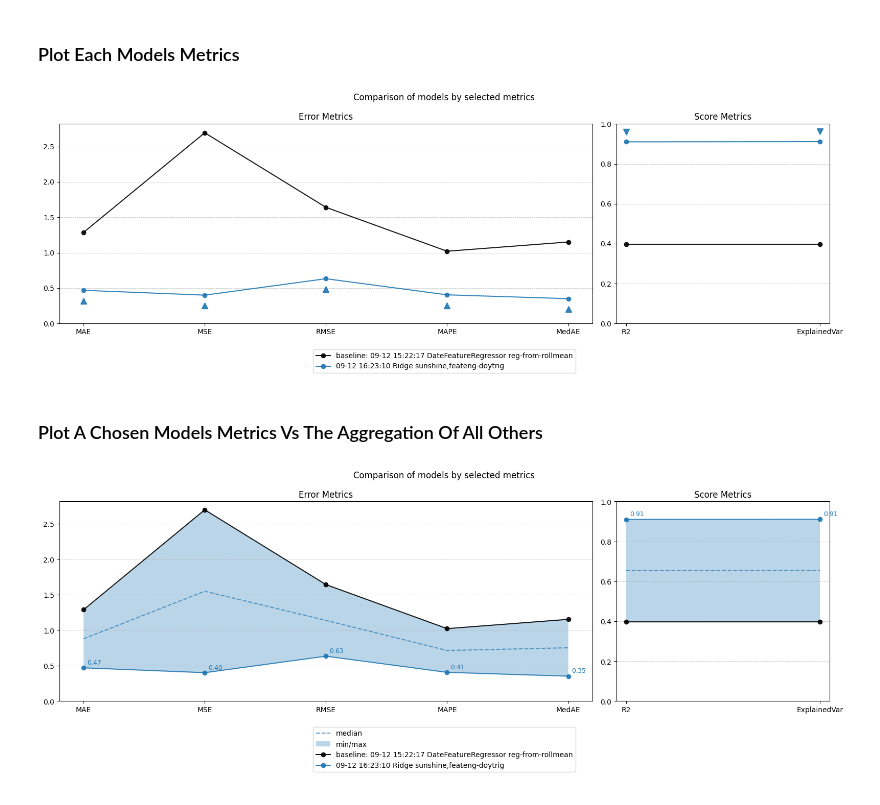
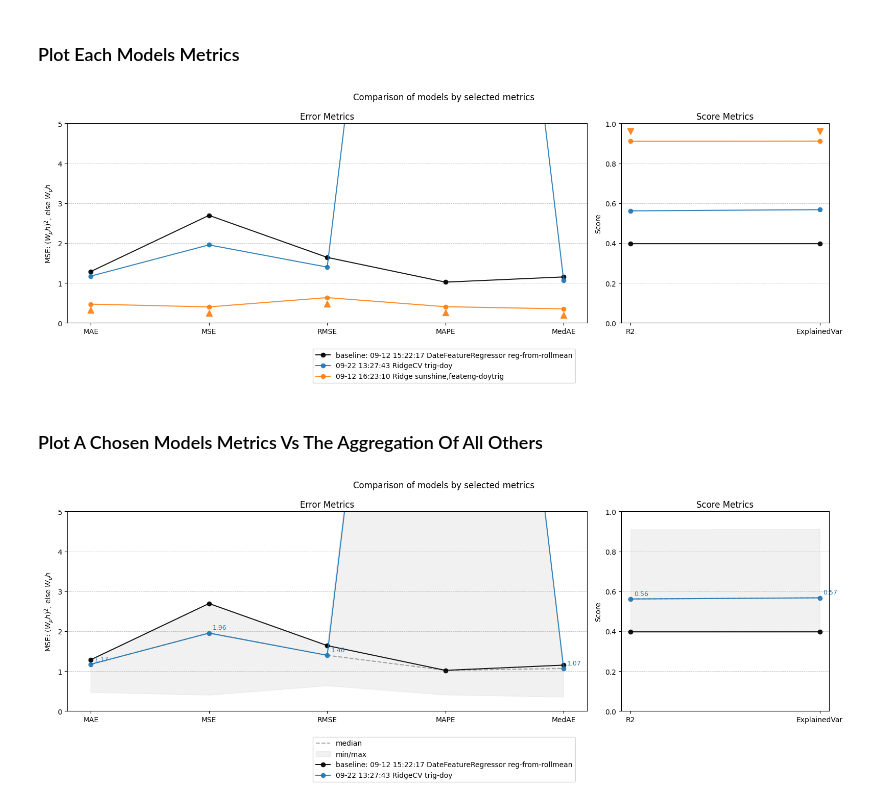
Before and after one commit to S-Rombach/Predict_Power_Output, a Jupyter notebook: models/compare_models.ipynb, the cells around one changed output. Saved outputs shown, nothing was run; the diff lists cells and outputs as text; code cells hidden in the pictures.

```diff
--- a/models/compare_models.ipynb
+++ b/models/compare_models.ipynb
@@ -156,6 +149,13 @@ def plot_single_model(
 # %%
 df_show = df.copy()
 df_baseline = df_show[df_show["model_purpose"] == "baseline"]
+
+# limit error metrics to avoid too large values in the plot
+upper_y_limit_show = np.floor(
+    float(df_baseline[error_metrics].max().multiply(10).max())
+)
+
+df_show[error_metrics] = df_show[error_metrics].clip(upper=upper_y_limit_show)
 df_show = df_show[df_show["model_purpose"] != "baseline"]
 
 styles = style_generator()
@@ -227,7 +227,11 @@ for ax, metrics, y_lim_max in zip(axes, [error_metrics, score_metrics], [None, 1
         )
 
 # Axis and legend settings
-for ax, metrics, y_lim_max in zip(axes, [error_metrics, score_metrics], [None, 1]):
+for ax, metrics, y_lim_max in zip(
+    axes,
+    [error_metrics, score_metrics],
+    [min(np.floor(upper_y_limit_show/5), df_show.loc[:, error_metrics].max().max()), 1],
+):
 
     ax.set_xticks(range(len(metrics)))
     ax.set_xticklabels(metrics, rotation=0, ha="center")
@@ -235,6 +239,7 @@ for ax, metrics, y_lim_max in zip(axes, [error_metrics, score_metrics], [None, 1
     ax.grid(axis="y", linestyle="--", linewidth=0.5)
     ax.set_ylim(ymin=0, ymax=y_lim_max)
     ax.set_title("Error Metrics" if metrics == error_metrics else "Score Metrics")
+    ax.set_ylabel("MSE: $(W_ph)^2$, else $W_ph$" if metrics == error_metrics else "Score")
     # ax.legend()
 
 fig.legend(bbox_to_anchor=(0.5, -0.01), loc="upper center", ncol=min(1, len(df_show)))
@@ -242,6 +247,6 @@ fig.suptitle("Comparison of models by selected metrics")
 plt.tight_layout()
 plt.show()
 # %% [output]
-[figure, old version]
+[figure, new version]
 # %% [markdown]
 ### Plot A Chosen Models Metrics Vs The Aggregation Of All Others
@@ -255,7 +256,20 @@ target_model_timestamp = None  # e.g. "2023-10-01 12:00:00"
 
 df_show = df.copy()
 df_baseline = df_show[df_show["model_purpose"] == "baseline"]
+# limit error metrics to avoid too large values in the plot
+upper_y_limit_show = np.floor(
+    float(df_baseline[error_metrics].max().multiply(10).max())
+)
+
+df_agg = (
+    df[error_metrics + score_metrics]
+    .clip(upper=upper_y_limit_show)  # to avoid too large values in error metrics
+    .agg(["min", "max", "median"])
+)
+
+df_show[error_metrics] = df_show[error_metrics].clip(upper=upper_y_limit_show)
 df_show = df_show[df_show["model_purpose"] != "baseline"]
+
 
 styles = style_generator()
 
@@ -277,6 +291,7 @@ for ax, metrics in zip(axes, [error_metrics, score_metrics]):
         label="median" if ax == axes[0] else None,  # only one label in legend
         linestyle="--",
         alpha=0.7,
+        color="gray",
     )
     ax.fill_between(
         metrics,
@@ -284,6 +299,7 @@ for ax, metrics in zip(axes, [error_metrics, score_metrics]):
         df_agg[metrics].loc["max"],
         alpha=0.3,
         label="min/max" if ax == axes[0] else None,  # only one label in legend
+        color="lightgray",
     )
 
 # Plot baseline(s)
@@ -311,32 +327,37 @@ elif target_model_timestamp not in df_show.index:
 
 
 # Plot single model
 for idx, row in df_show.loc[df_show.index == target_model_timestamp, :].iterrows():
     label = get_row_label(row)
     style = next(styles)
     for ax, metrics in zip(axes, [error_metrics, score_metrics]):
         line = plot_single_model(
             row,
             label if ax == axes[0] else None,  # only one label in legend
             ax,
             metrics,
             True,
             **(style | {"alpha": alpha}),
         )
 
 # Axis and legend settings
-for ax, metrics, y_lim_max in zip(axes, [error_metrics, score_metrics], [None, 1]):
+for ax, metrics, y_lim_max in zip(
+    axes,
+    [error_metrics, score_metrics],
+    [min(np.floor(upper_y_limit_show/5), df_show.loc[:, error_metrics].max().max()), 1],
+):
 
     ax.set_xticks(range(len(metrics)))
     ax.set_xticklabels(metrics, rotation=0, ha="center")
 
     ax.grid(axis="y", linestyle="--", linewidth=0.5)
     ax.set_ylim(ymin=0, ymax=y_lim_max)
     ax.set_title("Error Metrics" if metrics == error_metrics else "Score Metrics")
+    ax.set_ylabel("MSE: $(W_ph)^2$, else $W_ph$" if metrics == error_metrics else "Score")
 
 fig.legend(bbox_to_anchor=(0.5, -0.01), loc="upper center", ncol=min(1, len(df_show)))
 fig.suptitle("Comparison of models by selected metrics")
 plt.tight_layout()
 plt.show()
 # %% [output]
-[figure, old version]
+[figure, new version]
```
Also changed, not shown: parts of 4 cells of this notebook.
